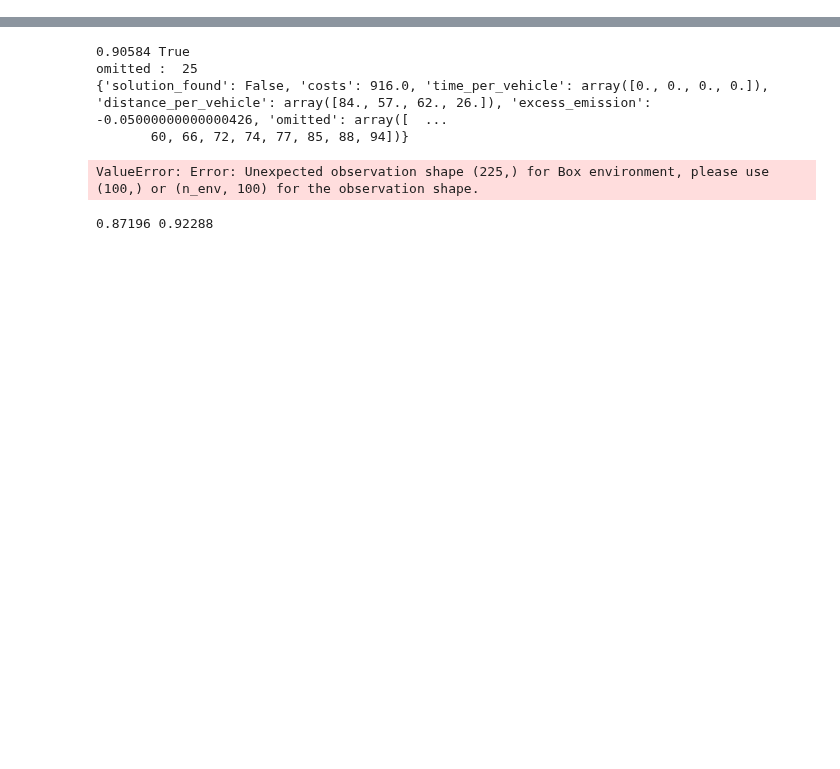
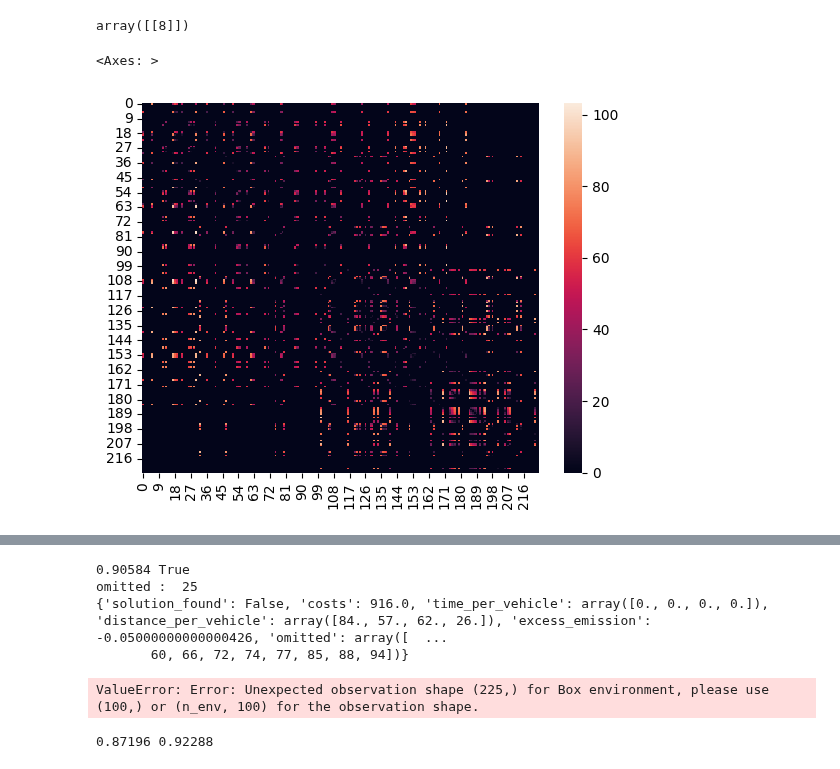
Before and after one commit to Farid-Najar/TransportersDilemma, a Jupyter notebook: RL/notebook.ipynb, the cells around one changed output, grey strips where cells are left out. Saved outputs shown, nothing was run; the diff lists cells and outputs as text; code cells hidden in the pictures; blank space fills up the shorter version.

```diff
--- a/RL/notebook.ipynb
+++ b/RL/notebook.ipynb
@@ -49,0 +100,22 @@ sns.heatmap(g.distance_matrix)
+# %%
+a = np.arange(9).reshape(3, -1)
+a[np.ix_(b, b)]
+# %% [output]
+array([[8]])
+# %%
+M = np.zeros(g.distance_matrix.shape)
+for m in range(len(env._env.initial_routes)):
+    l = []
+    ll = []
+    for i in range(0, len(env._env.initial_routes[m]), 2):
+        # d.add(env.initial_routes[l, 2*i])
+        if env._env.initial_routes[m, i]:
+            l.append(int(dests[i_id][int(env._env.initial_routes[m, i])-1]))
+            ll.append(int(env._env.initial_routes[m, i])-1)
+    # print(M[np.array(l)])
+    M[np.ix_(l, l)] = env._env.costs_matrix[m][np.ix_(ll, ll)]
+M = normalize(M)*255
+sns.heatmap(M)
+# %% [output]
+<Axes: >
+[figure, added]
```
Also changed, not shown: parts of 23 cells of this notebook, 41 other files.
